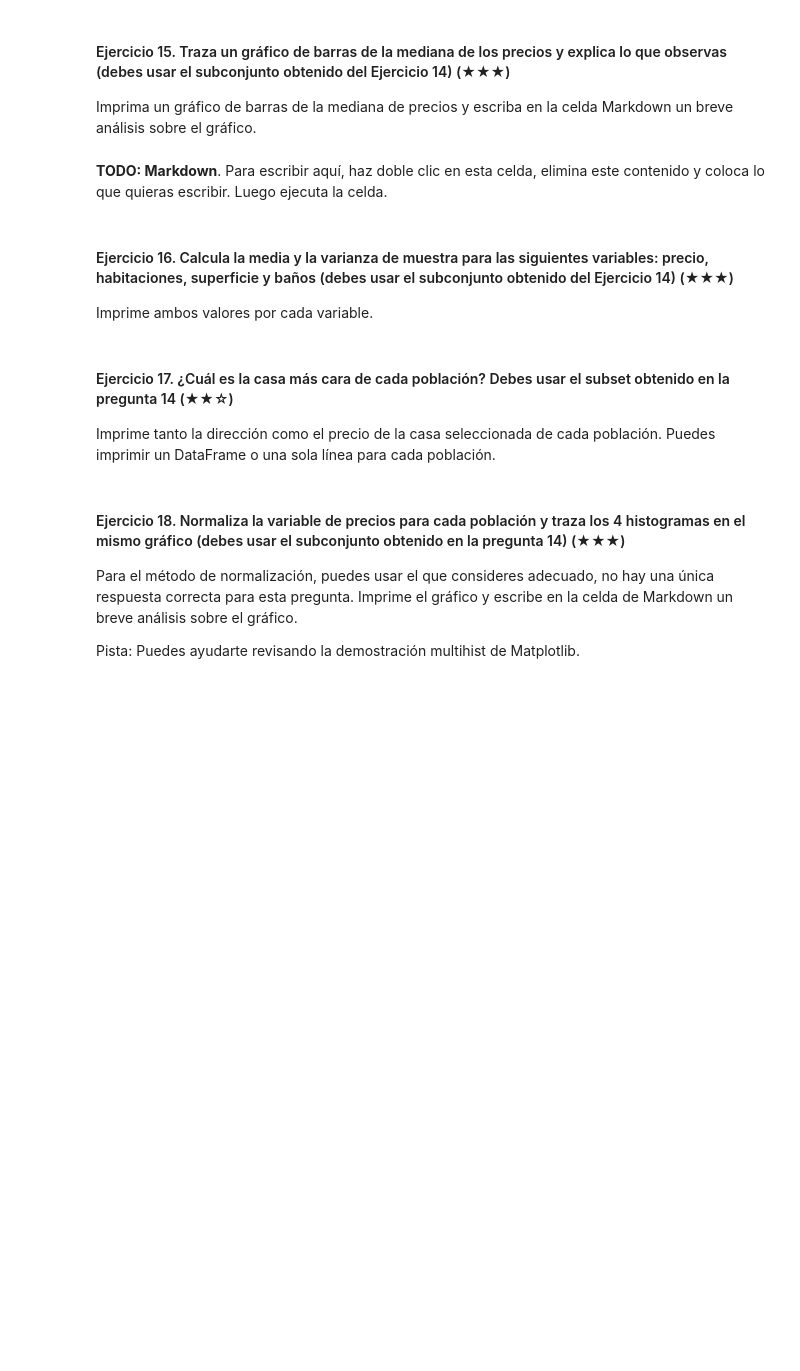
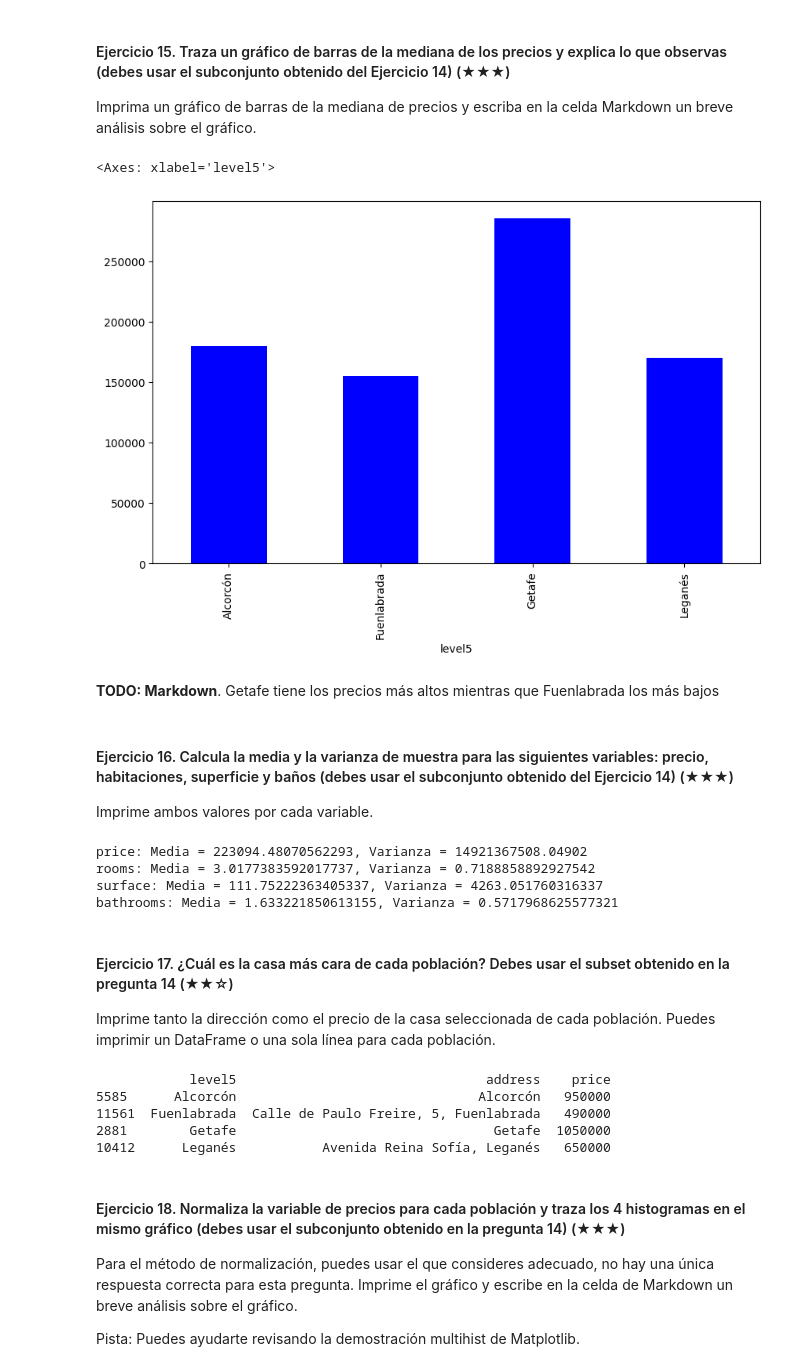
Before and after one commit to javier-senda/realestate-datacleanup-exercise, a Jupyter notebook: project.es.ipynb, the cells around one changed output. Saved outputs shown, nothing was run; the diff lists cells and outputs as text; code cells hidden in the pictures; blank space fills up the shorter version.

```diff
--- a/project.es.ipynb
+++ b/project.es.ipynb
@@ -278,26 +278,55 @@ La población con más casas es  Madrid Capital con 6643 casas.
 Pista: Filtra el DataFrame original usando la columna `level5` y la función `isin`.
 # %%
 # TODO
+
+cinturon_sur = ds[ds['level5'].isin(["Fuenlabrada", "Leganés", "Getafe", "Alcorcón"])]
 # %% [markdown]
 #### Ejercicio 15. Traza un gráfico de barras de la mediana de los precios y explica lo que observas (debes usar el subconjunto obtenido del Ejercicio 14) (★★★)
 
 Imprima un gráfico de barras de la mediana de precios y escriba en la celda Markdown un breve análisis sobre el gráfico.
 # %%
 # TODO: Code
+
+mediana_precios = cinturon_sur.groupby('level5')['price'].median()
+plt.figure(figsize=(10, 6))
+mediana_precios.plot(kind='bar', color='blue')
+# %% [output]
+<Axes: xlabel='level5'>
+[figure, added]
 # %% [markdown]
-**TODO: Markdown**. Para escribir aquí, haz doble clic en esta celda, elimina este contenido y coloca lo que quieras escribir. Luego ejecuta la celda.
+**TODO: Markdown**. Getafe tiene los precios más altos mientras que Fuenlabrada los más bajos
 # %% [markdown]
 #### Ejercicio 16. Calcula la media y la varianza de muestra para las siguientes variables: precio, habitaciones, superficie y baños (debes usar el subconjunto obtenido del Ejercicio 14) (★★★)
 
 Imprime ambos valores por cada variable.
 # %%
 # TODO
+
+variables = ['price', 'rooms', 'surface', 'bathrooms']
+
+for i in variables:
+    media = cinturon_sur[i].mean()
+    varianza = cinturon_sur[i].var()
+    print(f"{i}: Media = {media}, Varianza = {varianza}")
+# %% [output]
+price: Media = 223094.48070562293, Varianza = 14921367508.04902
+rooms: Media = 3.0177383592017737, Varianza = 0.7188858892927542
+surface: Media = 111.75222363405337, Varianza = 4263.051760316337
+bathrooms: Media = 1.633221850613155, Varianza = 0.5717968625577321
 # %% [markdown]
 #### Ejercicio 17. ¿Cuál es la casa más cara de cada población? Debes usar el subset obtenido en la pregunta 14 (★★☆)
 
 Imprime tanto la dirección como el precio de la casa seleccionada de cada población. Puedes imprimir un DataFrame o una sola línea para cada población.
 # %%
 # TODO
+mas_caras = cinturon_sur.loc[cinturon_sur.groupby('level5')['price'].idxmax()]
+print(mas_caras[['level5', 'address', 'price']])
+# %% [output]
+            level5                                address    price
+5585      Alcorcón                               Alcorcón   950000
+11561  Fuenlabrada  Calle de Paulo Freire, 5, Fuenlabrada   490000
+2881        Getafe                                 Getafe  1050000
+10412      Leganés           Avenida Reina Sofía, Leganés   650000
 # %% [markdown]
 #### Ejercicio 18. Normaliza la variable de precios para cada población y traza los 4 histogramas en el mismo gráfico (debes usar el subconjunto obtenido en la pregunta 14) (★★★)
 
```
Also changed, not shown: parts of 11 cells of this notebook.
